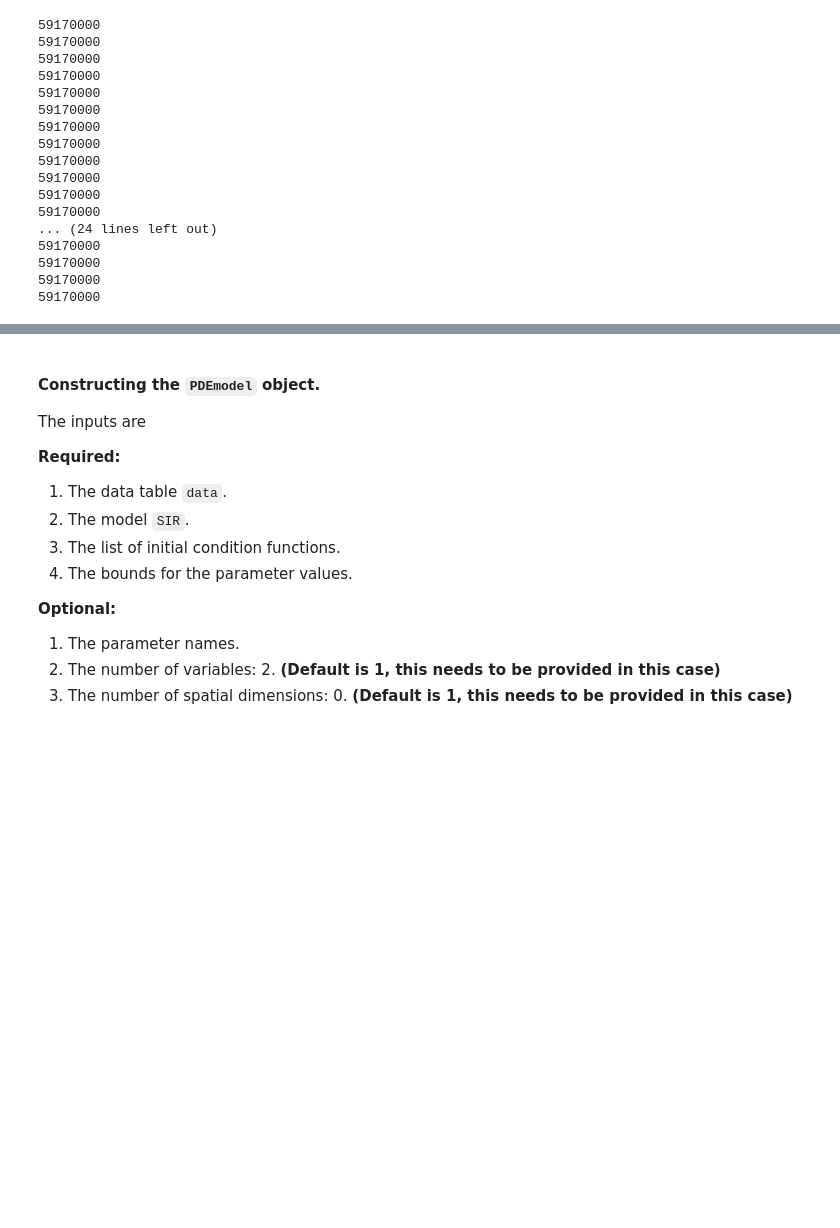
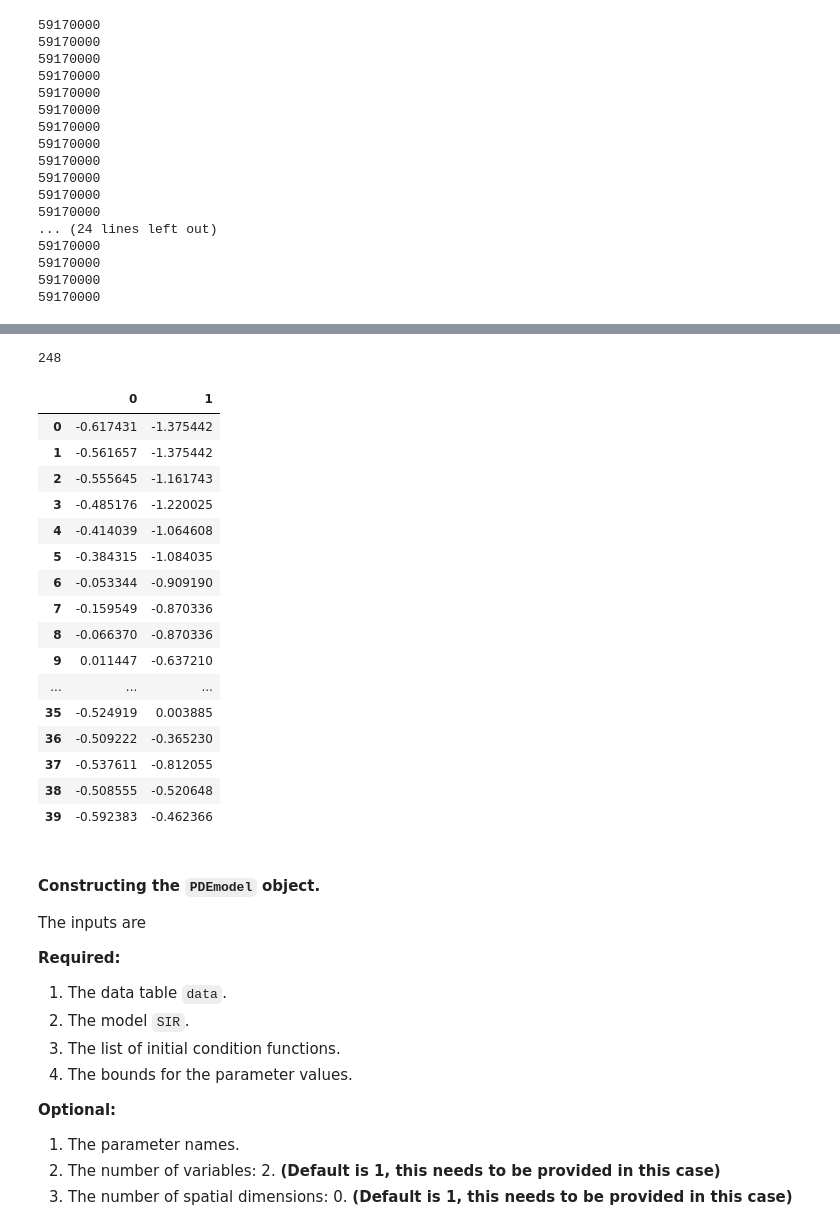
Before and after one commit to 8kta/proyecto2ML, a Jupyter notebook: Untitled.ipynb, the cells around one changed output, grey strips where cells are left out. Saved outputs shown, nothing was run; the diff lists cells and outputs as text; code cells hidden in the pictures; blank space fills up the shorter version.

```diff
--- a/Untitled.ipynb
+++ b/Untitled.ipynb
@@ -261,3 +261,35 @@ df
+# %%
+df.loc[:,'I'][2]
+# %% [output]
+248
+# %%
+from sklearn.preprocessing import StandardScaler
+scaler = StandardScaler()
+scaler.fit(df)
+#print(scaler.mean_)
+#print(scaler.transform(df))
+#print(scaler.transform([[2, 2]]))
+df_escalada = pd.DataFrame(scaler.transform(df))
+#df_escalada = pd.DataFrame(df_escalada.iloc[:,0])
+df_escalada
+# %% [output]
+|  | 0 | 1 |
+| 0 | -0.617431 | -1.375442 |
+| 1 | -0.561657 | -1.375442 |
+| 2 | -0.555645 | -1.161743 |
+| 3 | -0.485176 | -1.220025 |
+| 4 | -0.414039 | -1.064608 |
+| 5 | -0.384315 | -1.084035 |
+| 6 | -0.053344 | -0.909190 |
+| 7 | -0.159549 | -0.870336 |
+| 8 | -0.066370 | -0.870336 |
+| 9 | 0.011447 | -0.637210 |
+| ... | ... | ... |
+| 35 | -0.524919 | 0.003885 |
+| 36 | -0.509222 | -0.365230 |
+| 37 | -0.537611 | -0.812055 |
+| 38 | -0.508555 | -0.520648 |
+| 39 | -0.592383 | -0.462366 |
 # %% [markdown]
 #### Constructing the `PDEmodel` object.
 
```
Also changed, not shown: parts of 12 cells of this notebook.
